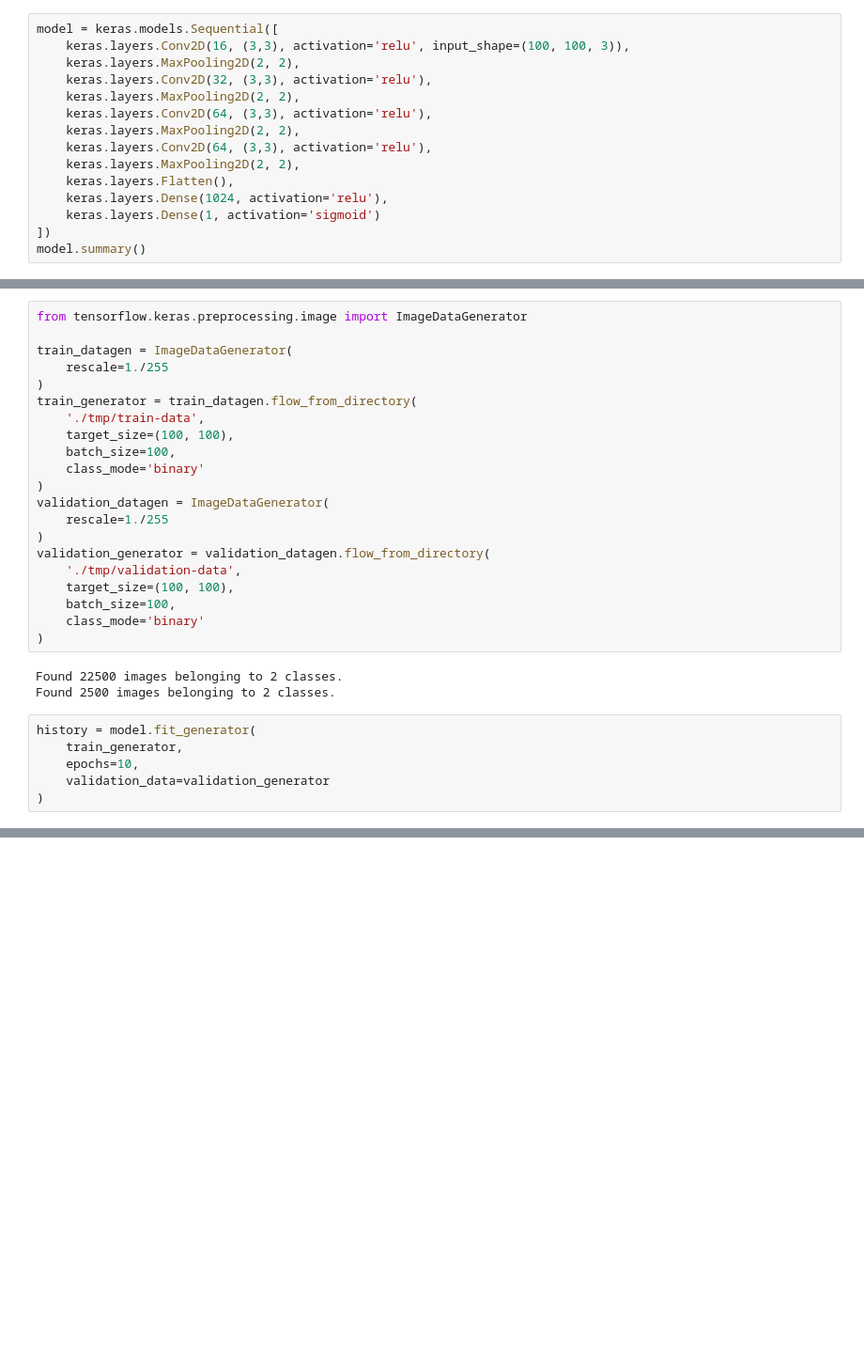
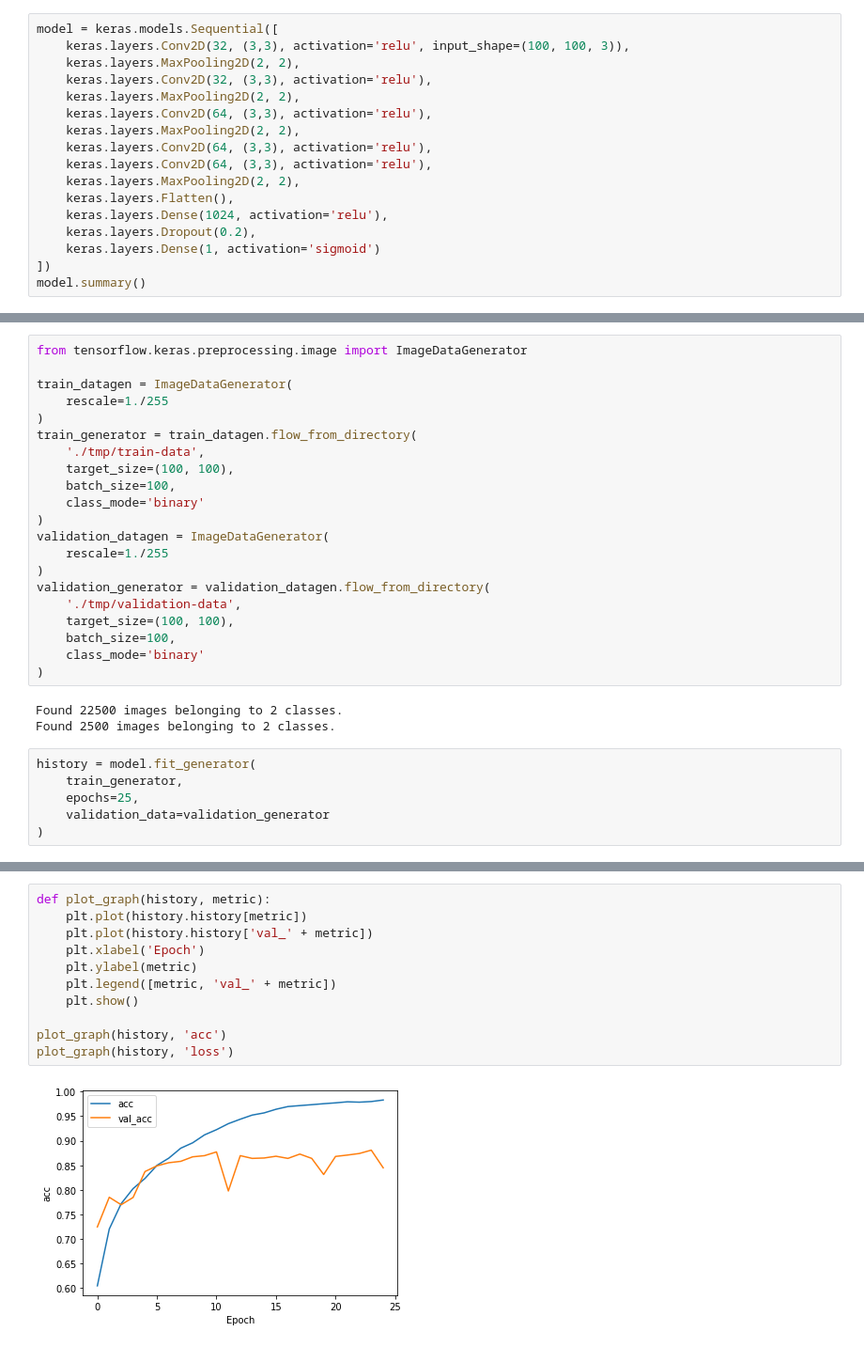
Before and after one commit to davidarcila93/tensorflow-practice, a Jupyter notebook: image_classification/Dogs vs Cats.ipynb, the cells around one changed output, grey strips where cells are left out. Shown at 94% size. Drawn from its saved outputs; the diff is of its cells as text; blank space fills up the shorter version.

Commit message:
add dropout and more convolutions

```diff
--- a/image_classification/Dogs vs Cats.ipynb
+++ b/image_classification/Dogs vs Cats.ipynb
@@ -87,16 +87,18 @@ import tensorflow as tf
 from tensorflow import keras
 # %%
 model = keras.models.Sequential([
-    keras.layers.Conv2D(16, (3,3), activation='relu', input_shape=(100, 100, 3)),
+    keras.layers.Conv2D(32, (3,3), activation='relu', input_shape=(100, 100, 3)),
     keras.layers.MaxPooling2D(2, 2),
     keras.layers.Conv2D(32, (3,3), activation='relu'),
     keras.layers.MaxPooling2D(2, 2),
     keras.layers.Conv2D(64, (3,3), activation='relu'),
     keras.layers.MaxPooling2D(2, 2),
     keras.layers.Conv2D(64, (3,3), activation='relu'),
+    keras.layers.Conv2D(64, (3,3), activation='relu'),
     keras.layers.MaxPooling2D(2, 2),
     keras.layers.Flatten(),
     keras.layers.Dense(1024, activation='relu'),
+    keras.layers.Dropout(0.2),
     keras.layers.Dense(1, activation='sigmoid')
 ])
 model.summary()
@@ -150,7 +152,7 @@ Found 2500 images belonging to 2 classes.
 # %%
 history = model.fit_generator(
     train_generator,
-    epochs=10,
+    epochs=25,
     validation_data=validation_generator
 )
 # %% [output]
@@ -176,0 +176,13 @@ Epoch 10/10
+# %%
+def plot_graph(history, metric):
+    plt.plot(history.history[metric])
+    plt.plot(history.history['val_' + metric])
+    plt.xlabel('Epoch')
+    plt.ylabel(metric)
+    plt.legend([metric, 'val_' + metric])
+    plt.show()
+
+plot_graph(history, 'acc')
+plot_graph(history, 'loss')
+# %% [output]
+[figure, added]
```
Also changed, not shown: parts of 3 cells of this notebook.
